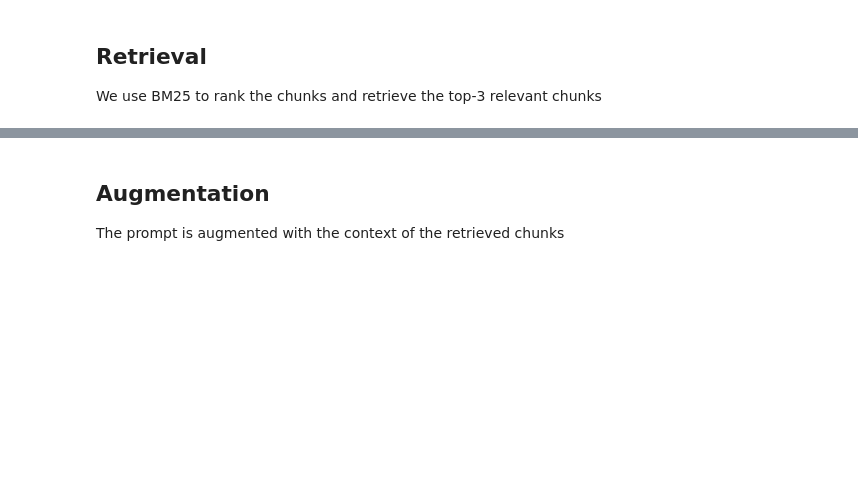
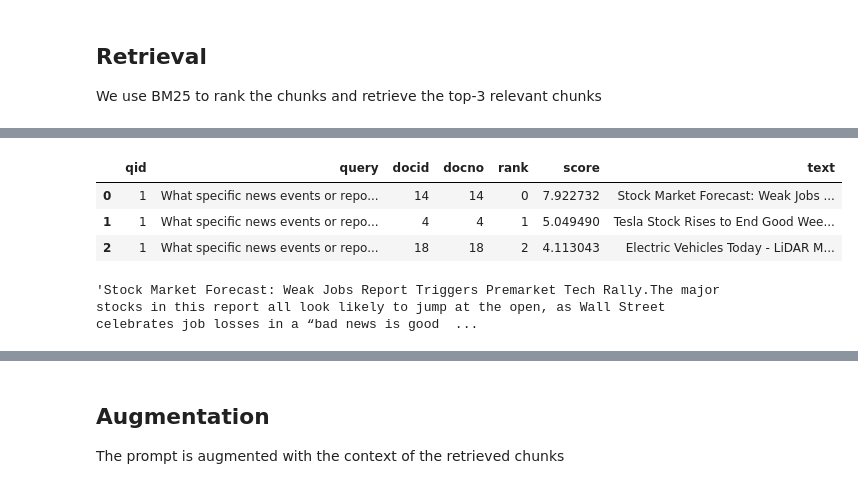
Before and after one commit to raisharad/GenerativeAIandAgenticAI, a Jupyter notebook: RAG.ipynb, the cells around one changed output, grey strips where cells are left out. Drawn from its saved outputs; the diff is of its cells as text; code cells hidden in the pictures; blank space fills up the shorter version.

```diff
--- a/RAG.ipynb
+++ b/RAG.ipynb
@@ -144,6 +237,17 @@ We use BM25 to rank the chunks and retrieve the top-3 relevant chunks
 # %%
 # Merge into top_docs our docs_df and search_results to see the full content
+top_docs = search_results.merge(docs_df, on="docno").head(3)
+display(top_docs)
+# %% [output]
+|  | qid | query | docid | docno | rank | score | text |
+| 0 | 1 | What specific news events or repo... | 14 | 14 | 0 | 7.922732 | Stock Market Forecast: Weak Jobs ... |
+| 1 | 1 | What specific news events or repo... | 4 | 4 | 1 | 5.049490 | Tesla Stock Rises to End Good Wee... |
+| 2 | 1 | What specific news events or repo... | 18 | 18 | 2 | 4.113043 | Electric Vehicles Today - LiDAR M... |
 # %%
 # Combine the top 3 articles into a single block of context
+context = "\n\n ".join(top_docs["text"])
+display(context)
+# %% [output]
+'Stock Market Forecast: Weak Jobs Report Triggers Premarket Tech Rally.The major stocks in this report all look likely to jump at the open, as Wall Street celebrates job losses in a “bad news is good  ...
 # %%
 #print context
```
Also changed, not shown: parts of 14 cells of this notebook.
